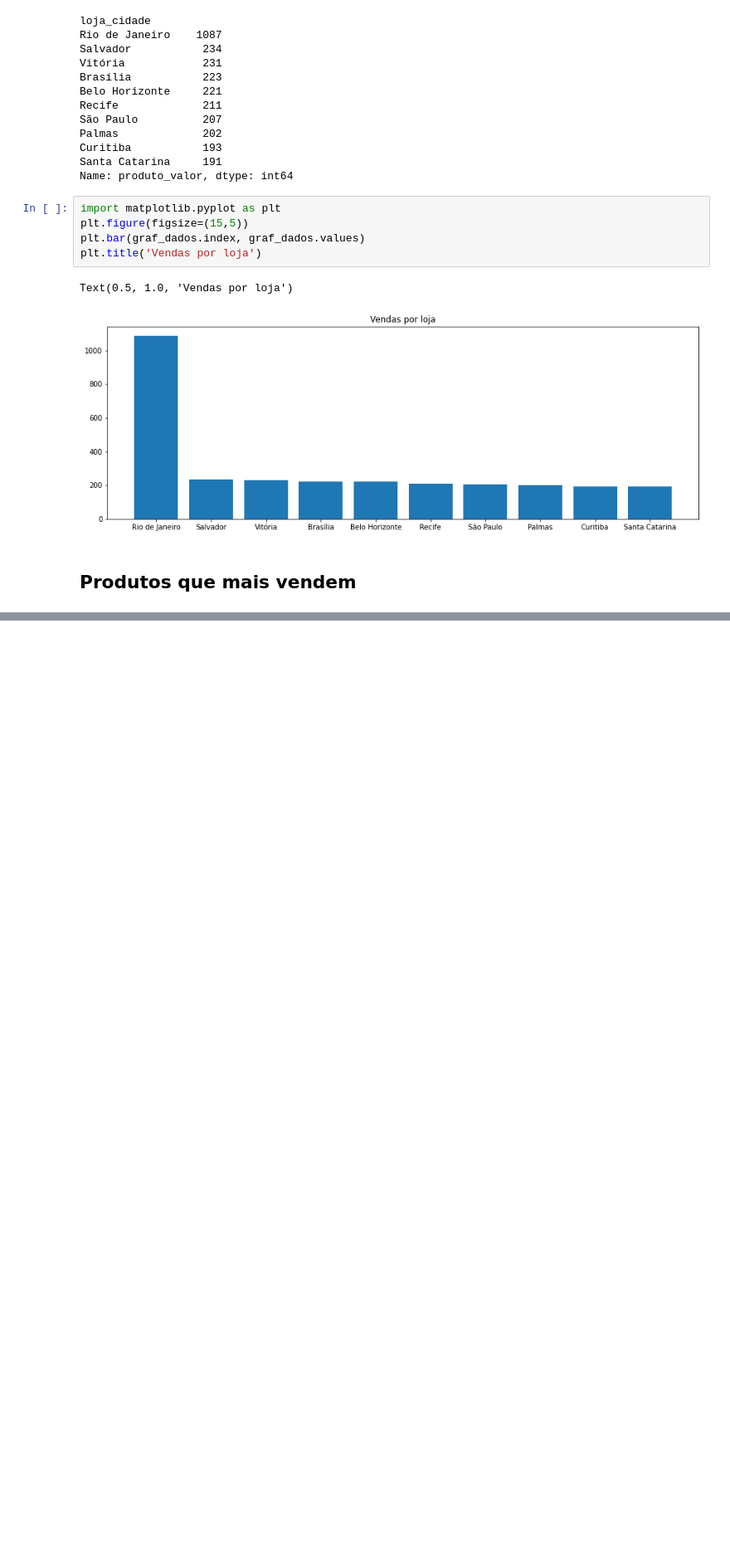
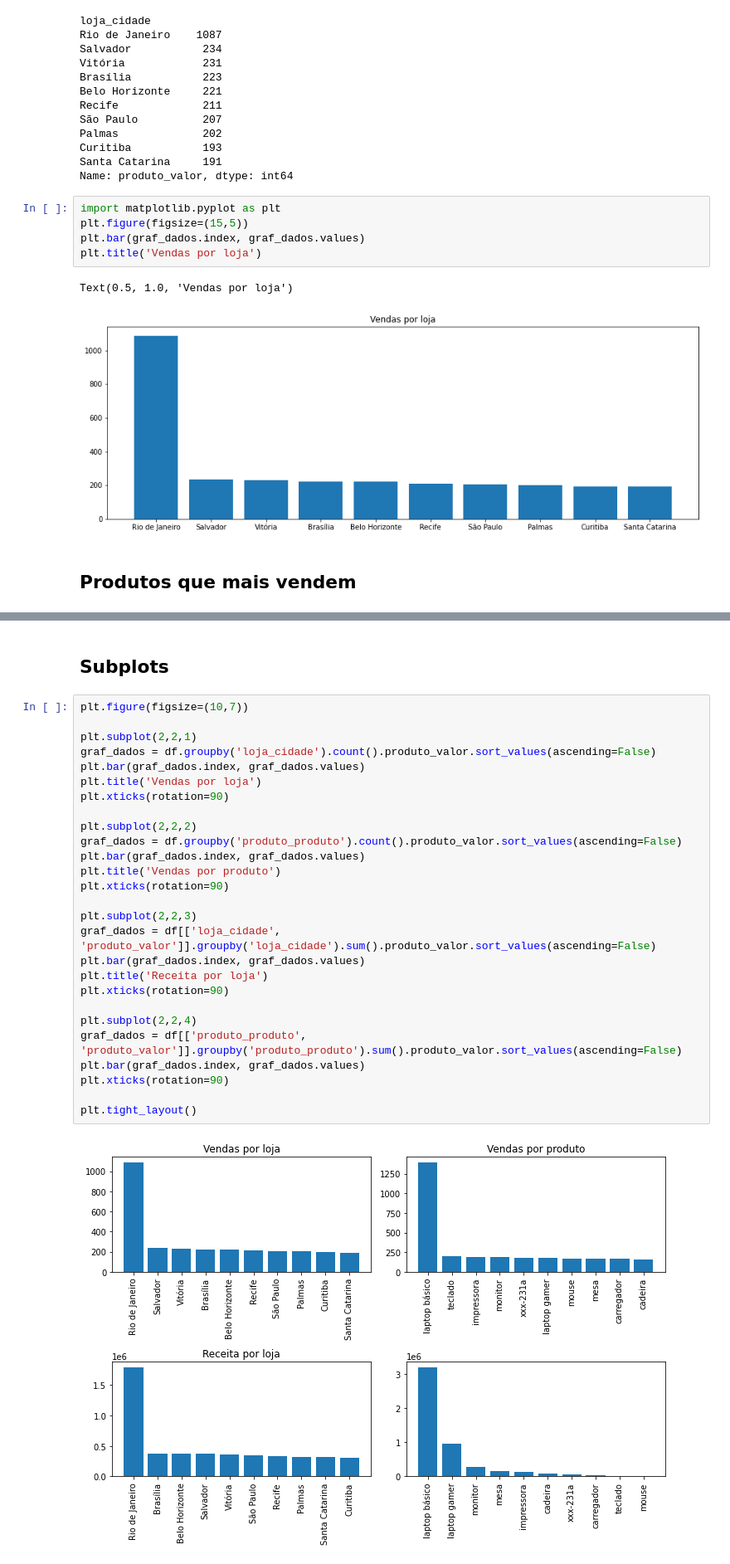
Before and after one commit to wesleyfeitosa/analise-de-dados, a Jupyter notebook: index.ipynb, the cells around one changed output, grey strips where cells are left out. Shown at 83% size. Saved outputs shown, nothing was run; the diff lists cells and outputs as text; blank space fills up the shorter version.

```diff
--- a/index.ipynb
+++ b/index.ipynb
@@ -400,0 +482,31 @@ Text(0.5, 1.0, 'Vendas por loja')
+# %% [markdown]
+## Subplots
+# %%
+plt.figure(figsize=(10,7))
+
+plt.subplot(2,2,1)
+graf_dados = df.groupby('loja_cidade').count().produto_valor.sort_values(ascending=False)
+plt.bar(graf_dados.index, graf_dados.values)
+plt.title('Vendas por loja')
+plt.xticks(rotation=90)
+
+plt.subplot(2,2,2)
+graf_dados = df.groupby('produto_produto').count().produto_valor.sort_values(ascending=False)
+plt.bar(graf_dados.index, graf_dados.values)
+plt.title('Vendas por produto')
+plt.xticks(rotation=90)
+
+plt.subplot(2,2,3)
+graf_dados = df[['loja_cidade', 'produto_valor']].groupby('loja_cidade').sum().produto_valor.sort_values(ascending=False)
+plt.bar(graf_dados.index, graf_dados.values)
+plt.title('Receita por loja')
+plt.xticks(rotation=90)
+
+plt.subplot(2,2,4)
+graf_dados = df[['produto_produto', 'produto_valor']].groupby('produto_produto').sum().produto_valor.sort_values(ascending=False)
+plt.bar(graf_dados.index, graf_dados.values)
+plt.xticks(rotation=90)
+
+plt.tight_layout()
+# %% [output]
+[figure, added]
```
Also changed, not shown: parts of 29 cells of this notebook.
